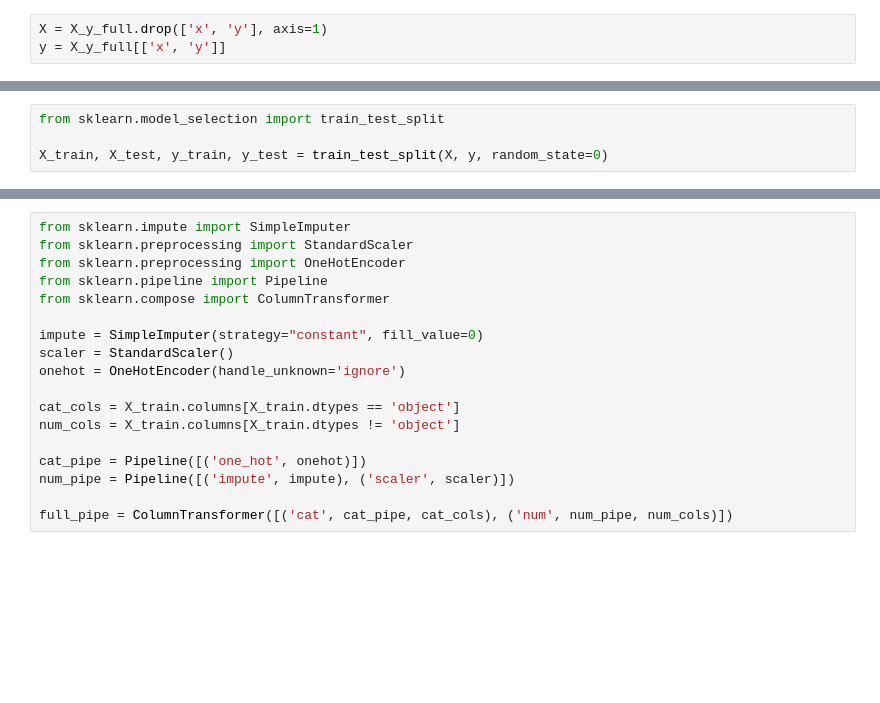
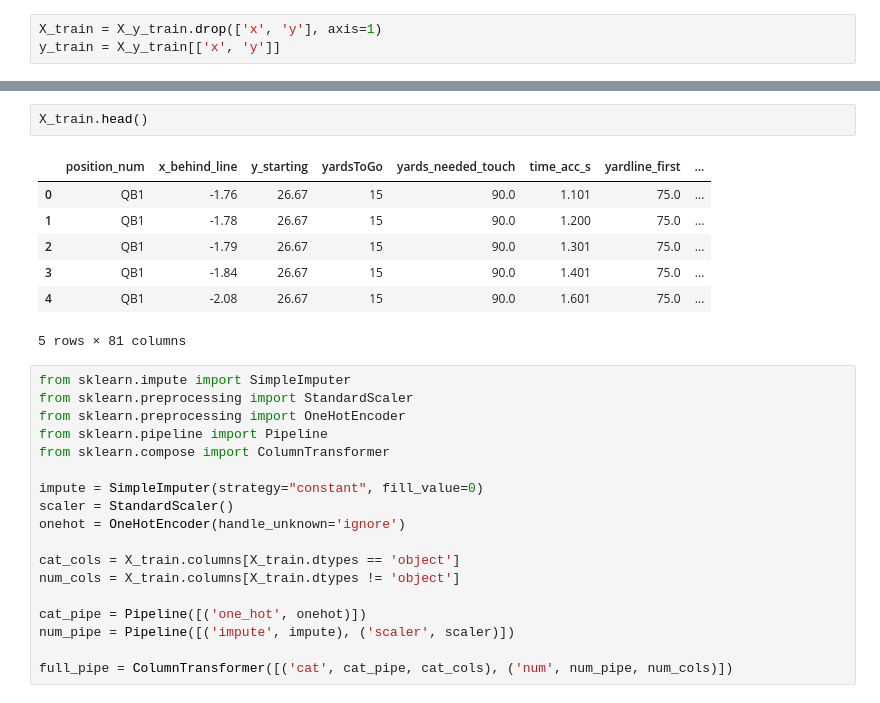
Before and after one commit to andrewbakert/NFL_Pass_Pred, a Jupyter notebook: model_test.ipynb, the cells around one changed output, grey strips where cells are left out. Cells and saved outputs as stored; diff of their text form; blank space fills up the shorter version.

```diff
--- a/model_test.ipynb
+++ b/model_test.ipynb
@@ -23,3 +87,3 @@ else:
 # %%
-X = X_y_full.drop(['x', 'y'], axis=1)
-y = X_y_full[['x', 'y']]
+X_train = X_y_train.drop(['x', 'y'], axis=1)
+y_train = X_y_train[['x', 'y']]
@@ -30,4 +89,0 @@ X.shape
-# %%
-from sklearn.model_selection import train_test_split
-
-X_train, X_test, y_train, y_test = train_test_split(X, y, random_state=0)
@@ -34,3 +110,13 @@ X_train, X_test, y_train, y_test = train_test_split(X, y, random_state=0)
+# %%
+X_train.head()
+# %% [output]
+|  | position_num | x_behind_line | y_starting | yardsToGo | yards_needed_touch | time_acc_s | yardline_first | ... |
+| 0 | QB1 | -1.76 | 26.67 | 15 | 90.0 | 1.101 | 75.0 | ... |
+| 1 | QB1 | -1.78 | 26.67 | 15 | 90.0 | 1.200 | 75.0 | ... |
+| 2 | QB1 | -1.79 | 26.67 | 15 | 90.0 | 1.301 | 75.0 | ... |
+| 3 | QB1 | -1.84 | 26.67 | 15 | 90.0 | 1.401 | 75.0 | ... |
+| 4 | QB1 | -2.08 | 26.67 | 15 | 90.0 | 1.601 | 75.0 | ... |
+5 rows × 81 columns
 # %%
 from sklearn.impute import SimpleImputer
 from sklearn.preprocessing import StandardScaler
```
Also changed, not shown: parts of 30 cells of this notebook, 4 other files.
